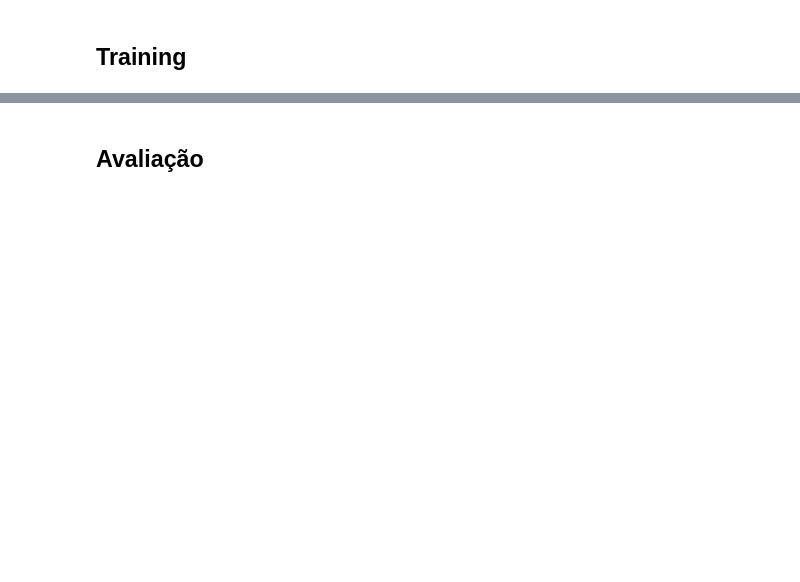
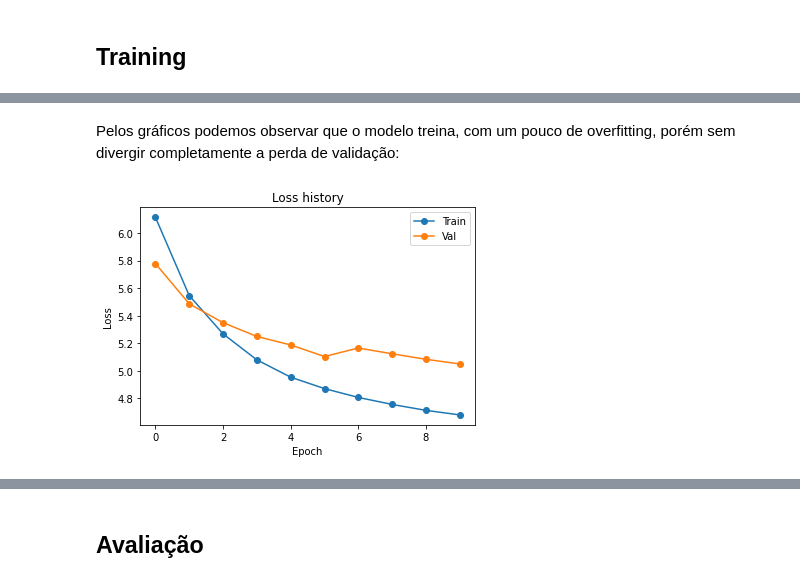
Before and after one commit to EltonCN/IA024, a Jupyter notebook: 02-ModeloBengio/Aula_1_2_Exercício_Modelo_de_Linguagem_(Bengio_2003)_MLP_+_Embeddings.ipynb, the cells around one changed output, grey strips where cells are left out. Drawn from its saved outputs; the diff is of its cells as text; code cells hidden in the pictures; blank space fills up the shorter version.

```diff
--- a/02-ModeloBengio/Aula_1_2_Exercício_Modelo_de_Linguagem_(Bengio_2003)_MLP_+_Embeddings.ipynb
+++ b/02-ModeloBengio/Aula_1_2_Exercício_Modelo_de_Linguagem_(Bengio_2003)_MLP_+_Embeddings.ipynb
@@ -422,0 +502,32 @@ model.to(device)
+# %%
+def compute_loss(model, loader, criterion):
+    model.eval()
+
+    with torch.no_grad():
+        total_loss = 0
+        n = 0
+        for inputs, targets in loader:
+            inputs = inputs.to(device)
+            targets = targets.to(device)
+            logits = model(inputs)
+            loss = criterion(logits.squeeze(), targets)
+            total_loss += loss*targets.size(0)
+
+            n += targets.size(0)
+
+        total_loss /= n
+
+    return total_loss.detach()
+# %%
+def print_info(loss_value, epoch, total_epochs, time=0.0):
+    ppl_value = ppl(loss_value)
+
+
+    print(f'Epoch [{epoch+1}/{total_epochs}], \
+            Loss: {loss_value.item():.4f}, \
+            Perplexity: {ppl_value.item():.4f}', end="")
+
+    if time != 0:
+        print(f", Elapsed Time: {time:.2f} sec")
+    else:
+        print("")
@@ -422,0 +597,17 @@ model.to(device)
+# %%
+for key in hist:
+    hist[key] = np.array(hist[key])
+# %% [markdown]
+Pelos gráficos podemos observar que o modelo treina, com um pouco de overfitting, porém sem divergir completamente a perda de validação:
+# %%
+plt.plot(hist["loss_train"], "o-")
+plt.plot(hist["loss_val"], "o-")
+
+plt.legend(["Train", "Val"])
+plt.xlabel("Epoch")
+plt.ylabel("Loss")
+plt.title("Loss history")
+
+plt.show()
+# %% [output]
+[figure, added]
```
Also changed, not shown: parts of 65 cells of this notebook, 1 other file.
